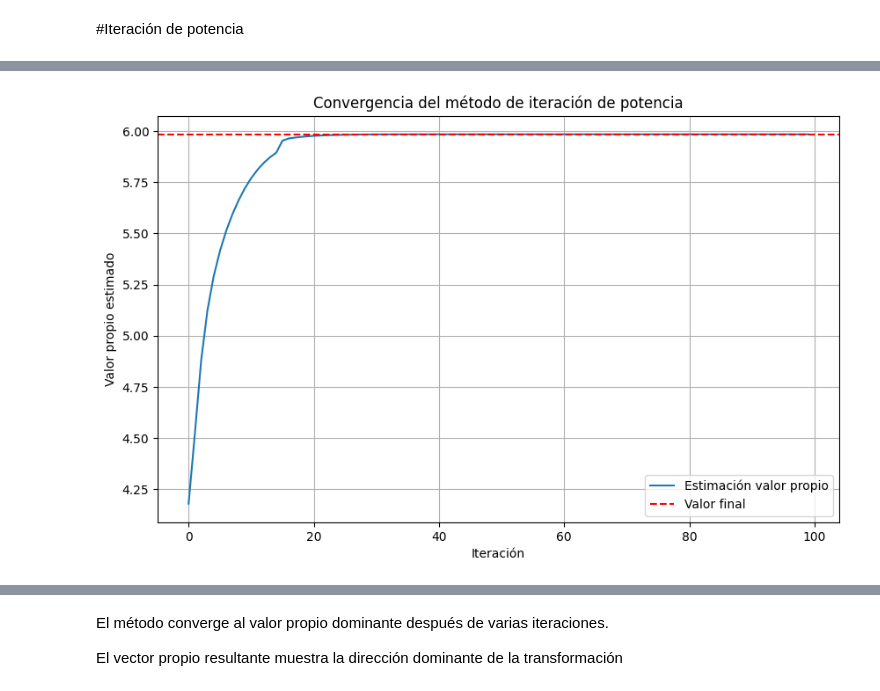
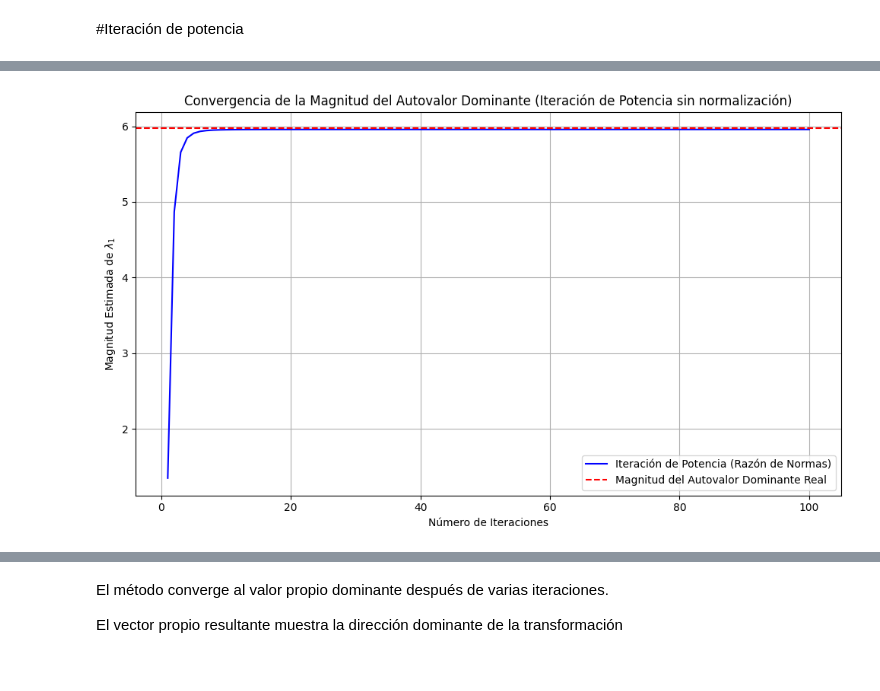
Before and after one commit to ncas13-gif/Mec-270-Lab, a Jupyter notebook: Lab06/eigenvalues.ipynb, the cells around one changed output, grey strips where cells are left out. Drawn from its saved outputs; the diff is of its cells as text; code cells hidden in the pictures.

```diff
--- a/Lab06/eigenvalues.ipynb
+++ b/Lab06/eigenvalues.ipynb
@@ -209,35 +256,72 @@ Norma 2: 5.984241960551073
 # %% [markdown]
 #Iteración de potencia
 # %%
-def iteracion_potencia(A, num_iteraciones=100):
-    n = A.shape[0]
-    x = np.random.rand(n)
+import numpy as np
+import matplotlib.pyplot as plt
 
-    valores_propios = []
 
-    for _ in range(num_iteraciones):
-        x = A @ x
-        # Estimación del valor propio usando la norma infinito
-        lambda_estimado = np.linalg.norm(A @ x, np.inf) / np.linalg.norm(x, np.inf)
-        valores_propios.append(lambda_estimado)
-        x = x / np.linalg.norm(x)
+# (Opcional) Verificación de los autovalores reales para la línea de referencia
+true_eigenvalues_D = np.linalg.eigvals(D)
+dominant_eigenvalue_D = true_eigenvalues_D[np.argmax(np.abs(true_eigenvalues_D))]
 
-    return x, valores_propios
+# --- Iteración de Potencia (sin normalización) ---
+N_iterations = 100 # Número de iteraciones
 
-# Probamos con F₀ = 1 (D = G)
-vector_dominante, historia_valores = iteracion_potencia(G, 100)
+# Vector inicial aleatorio (no nulo)
+np.random.seed(42) # Para reproducibilidad
+x0 = np.random.rand(n_dim)
+x0 = x0 / np.linalg.norm(x0) # Normalizar para un mejor comportamiento inicial, aunque la iteración no lo haga
 
-# Graficar convergencia
+x_power_iter_unnormalized = np.copy(x0)
+lambda_power_estimates_unnormalized = []
+
+# Almacenar el vector anterior para el cálculo de la razón de normas
+prev_x_norm = np.linalg.norm(x0)
+
+for k in range(N_iterations):
+    # Calcular Ax
+    y_unnormalized = D @ x_power_iter_unnormalized
+
+    # Estimar el autovalor dominante usando la razón de normas
+    current_y_norm = np.linalg.norm(y_unnormalized)
+    if prev_x_norm > 1e-15: # Evitar división por cero
+        lambda_estimate = current_y_norm / prev_x_norm
+    else:
+        lambda_estimate = np.nan # No se puede estimar si el vector es cero
+
+    lambda_power_estimates_unnormalized.append(lambda_estimate)
+
+    # Actualizar el vector para la próxima iteración
+    x_power_iter_unnormalized = y_unnormalized
+    prev_x_norm = current_y_norm
+
+    # Detener si hay desbordamiento o NaN (números muy grandes)
+    if np.any(np.isinf(x_power_iter_unnormalized)) or np.any(np.isnan(x_power_iter_unnormalized)):
+        print(f"Iteración de Potencia (sin normalización) detenida por desbordamiento/NaN en la iteración {k+1}")
+        break
+
+
+# --- Determinar el valor máximo de Fo ---
+# Necesitamos el autovalor dominante de la matriz G.
+eigenvalues_G = np.linalg.eigvals(G)
+dominant_eigenvalue_G = eigenvalues_G[np.argmax(np.abs(eigenvalues_G))]
+
+print(f"\nAutovalores de G: {eigenvalues_G}")
+print(f"Autovalor dominante de G: {dominant_eigenvalue_G:.4f}")
+print(f"Magnitud del autovalor dominante de G: {np.abs(dominant_eigenvalue_G):.4f}\n")
+
+# --- Gráfica de Convergencia del Autovalor Dominante (Iteración de Potencia sin normalización) ---
 plt.figure(figsize=(10, 6))
-plt.plot(historia_valores, label='Estimación valor propio')
-plt.axhline(y=historia_valores[-1], color='r', linestyle='--', label='Valor final')
-plt.title('Convergencia del método de iteración de potencia')
-plt.xlabel('Iteración')
-plt.ylabel('Valor propio estimado')
+plt.plot(np.arange(1, len(lambda_power_estimates_unnormalized) + 1),
+             np.abs(lambda_power_estimates_unnormalized),
+             label='Iteración de Potencia (Razón de Normas)', color='blue')
+plt.axhline(y=np.abs(dominant_eigenvalue_D), color='red', linestyle='--',
+                label='Magnitud del Autovalor Dominante Real')
+plt.title('Convergencia de la Magnitud del Autovalor Dominante (Iteración de Potencia sin normalización)')
+plt.xlabel('Número de Iteraciones')
+plt.ylabel('Magnitud Estimada de $\\lambda_1$')
 plt.legend()
 plt.grid(True)
+plt.tight_layout()
 plt.show()
-
-print(f"Valor propio dominante estimado: {historia_valores[-1]}")
-print(f"Vector propio asociado (normalizado):\n{vector_dominante}")
 # %% [output]
@@ -244 +337 @@ print(f"Vector propio asociado (normalizado):\n{vector_dominante}")
-[figure, old version]
+[figure, new version]
```
Also changed, not shown: parts of 4 cells of this notebook.
